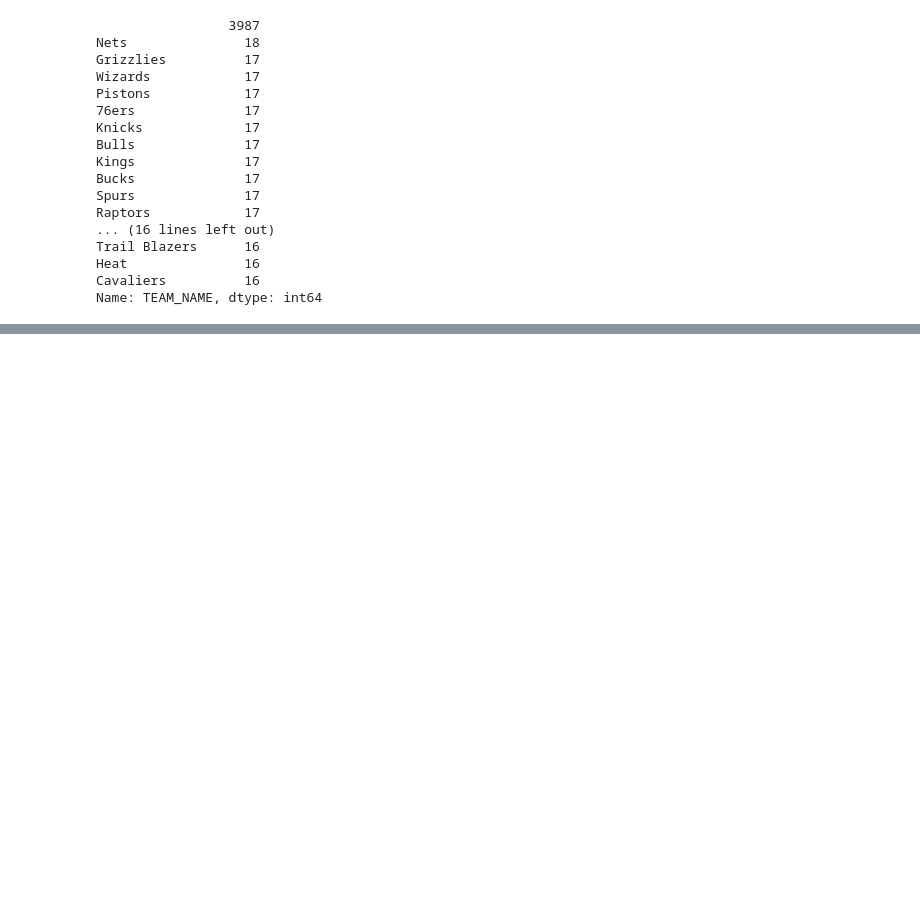
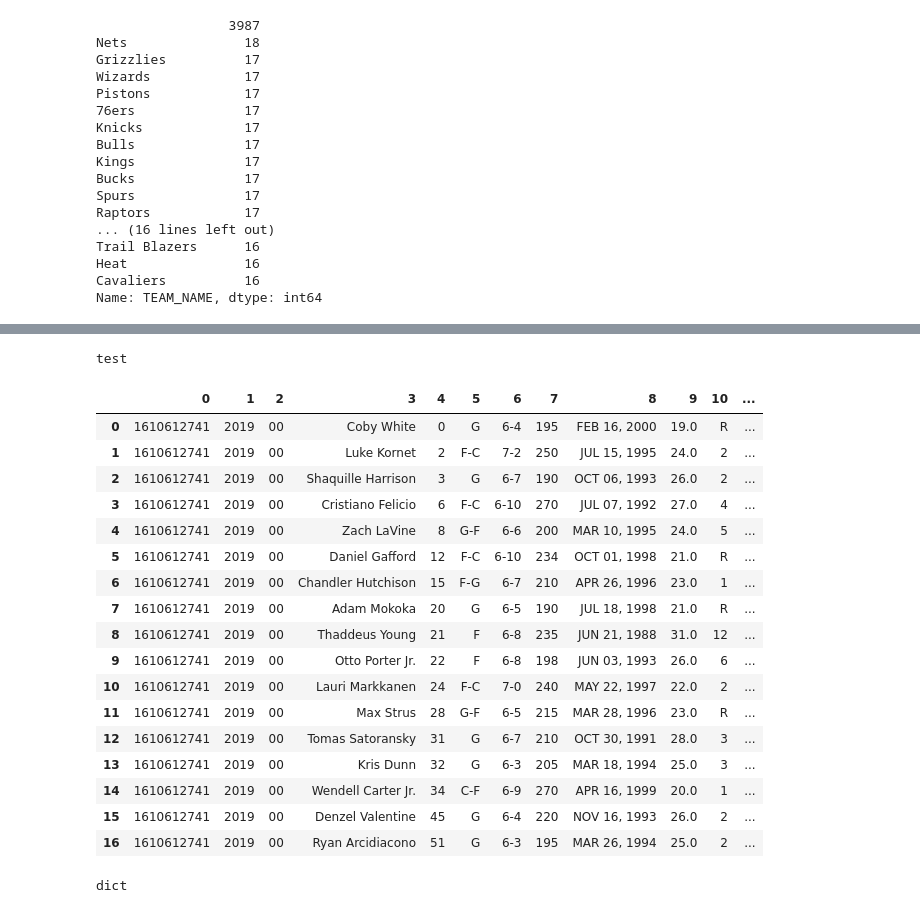
Before and after one commit to menke2013/data-ber-10-19, a Jupyter notebook: final/Untitled.ipynb, the cells around one changed output, grey strips where cells are left out. Saved outputs shown, nothing was run; the diff lists cells and outputs as text; code cells hidden in the pictures; blank space fills up the shorter version.

```diff
--- a/final/Untitled.ipynb
+++ b/final/Untitled.ipynb
@@ -128,0 +204,7 @@ array(['', 'Thunder', 'Heat', 'Spurs', 'Pelicans', 'Grizzlies', 'Nets',
+# %%
+dic_team_team_id = {}
+
+for a in list_teams:
+
+    x = dfplayerlist.loc[dfplayerlist['TEAM_NAME'] == a ]['TEAM_ID'].unique()[0]
+    dic_team_team_id[a] = x
@@ -128,0 +278,26 @@ array(['', 'Thunder', 'Heat', 'Spurs', 'Pelicans', 'Grizzlies', 'Nets',
+# %%
+def get_current_team_roster(teamid,first=False):
+
+    if first:
+        url = f'https://stats.nba.com/stats/commonteamroster?Season=2019-20&TeamID= {teamid}'
+        call1 =  requests.get(url, headers= headers).json()
+        call2 = call1['resultSets'].copy()
+        call3 = call2[0].copy()
+        df_players_teams_func = pd.DataFrame.from_dict(call3['rowSet'])
+        headerlist_func = call3['headers']
+        df_players_teams_func.columns = headerlist_func
+
+        return df_players_teams_func
+
+    else:
+        print('test')
+        url = f'https://stats.nba.com/stats/commonteamroster?Season=2019-20&TeamID= {teamid}'
+        call1 =  requests.get(url, headers= headers).json()
+        call2 = call1['resultSets'].copy()
+        call3 = call2[0].copy()
+        df_players_teams_func = pd.DataFrame.from_dict(call3['rowSet'])
+
+        return df_players_teams_func
+# %%
+id_bulls = dic_team_team_id['Bulls']
+id_thunder = dic_team_team_id['Thunder']
@@ -128,0 +379,25 @@ array(['', 'Thunder', 'Heat', 'Spurs', 'Pelicans', 'Grizzlies', 'Nets',
+# %%
+dftest = get_current_team_roster(id_bulls, False)
+# %% [output]
+test
+# %%
+dftest
+# %% [output]
+|  | 0 | 1 | 2 | 3 | 4 | 5 | 6 | 7 | 8 | 9 | 10 | ... |
+| 0 | 1610612741 | 2019 | 00 | Coby White | 0 | G | 6-4 | 195 | FEB 16, 2000 | 19.0 | R | ... |
+| 1 | 1610612741 | 2019 | 00 | Luke Kornet | 2 | F-C | 7-2 | 250 | JUL 15, 1995 | 24.0 | 2 | ... |
+| 2 | 1610612741 | 2019 | 00 | Shaquille Harrison | 3 | G | 6-7 | 190 | OCT 06, 1993 | 26.0 | 2 | ... |
+| 3 | 1610612741 | 2019 | 00 | Cristiano Felicio | 6 | F-C | 6-10 | 270 | JUL 07, 1992 | 27.0 | 4 | ... |
+| 4 | 1610612741 | 2019 | 00 | Zach LaVine | 8 | G-F | 6-6 | 200 | MAR 10, 1995 | 24.0 | 5 | ... |
+| 5 | 1610612741 | 2019 | 00 | Daniel Gafford | 12 | F-C | 6-10 | 234 | OCT 01, 1998 | 21.0 | R | ... |
+| 6 | 1610612741 | 2019 | 00 | Chandler Hutchison | 15 | F-G | 6-7 | 210 | APR 26, 1996 | 23.0 | 1 | ... |
+| 7 | 1610612741 | 2019 | 00 | Adam Mokoka | 20 | G | 6-5 | 190 | JUL 18, 1998 | 21.0 | R | ... |
+| 8 | 1610612741 | 2019 | 00 | Thaddeus Young | 21 | F | 6-8 | 235 | JUN 21, 1988 | 31.0 | 12 | ... |
+| 9 | 1610612741 | 2019 | 00 | Otto Porter Jr. | 22 | F | 6-8 | 198 | JUN 03, 1993 | 26.0 | 6 | ... |
+| 10 | 1610612741 | 2019 | 00 | Lauri Markkanen | 24 | F-C | 7-0 | 240 | MAY 22, 1997 | 22.0 | 2 | ... |
+| 11 | 1610612741 | 2019 | 00 | Max Strus | 28 | G-F | 6-5 | 215 | MAR 28, 1996 | 23.0 | R | ... |
+| 12 | 1610612741 | 2019 | 00 | Tomas Satoransky | 31 | G | 6-7 | 210 | OCT 30, 1991 | 28.0 | 3 | ... |
+| 13 | 1610612741 | 2019 | 00 | Kris Dunn | 32 | G | 6-3 | 205 | MAR 18, 1994 | 25.0 | 3 | ... |
+| 14 | 1610612741 | 2019 | 00 | Wendell Carter Jr. | 34 | C-F | 6-9 | 270 | APR 16, 1999 | 20.0 | 1 | ... |
+| 15 | 1610612741 | 2019 | 00 | Denzel Valentine | 45 | G | 6-4 | 220 | NOV 16, 1993 | 26.0 | 2 | ... |
+| 16 | 1610612741 | 2019 | 00 | Ryan Arcidiacono | 51 | G | 6-3 | 195 | MAR 26, 1994 | 25.0 | 2 | ... |
@@ -128,0 +411,4 @@ array(['', 'Thunder', 'Heat', 'Spurs', 'Pelicans', 'Grizzlies', 'Nets',
+# %%
+type(bulls_test1)
+# %% [output]
+dict
```
Also changed, not shown: parts of 27 cells of this notebook, 1 other file.
